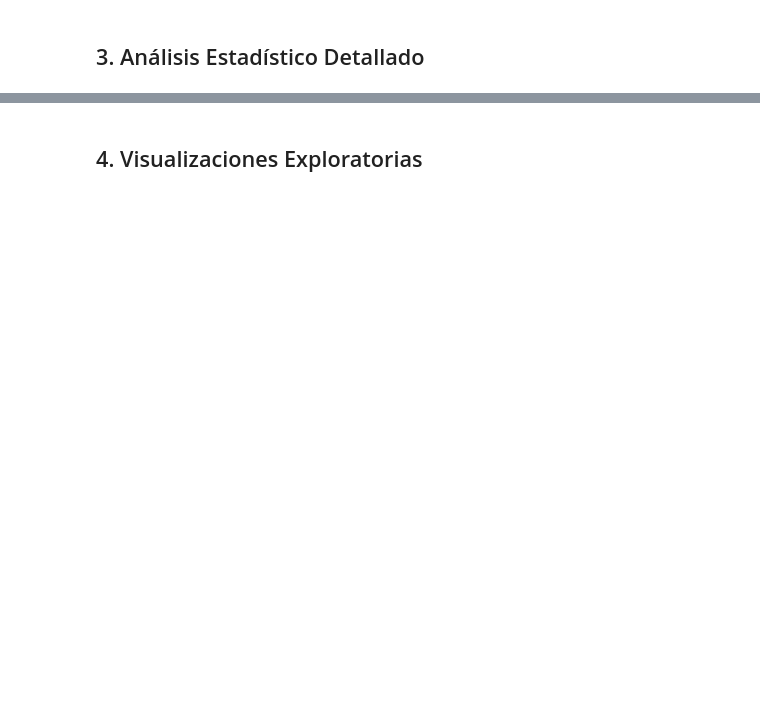
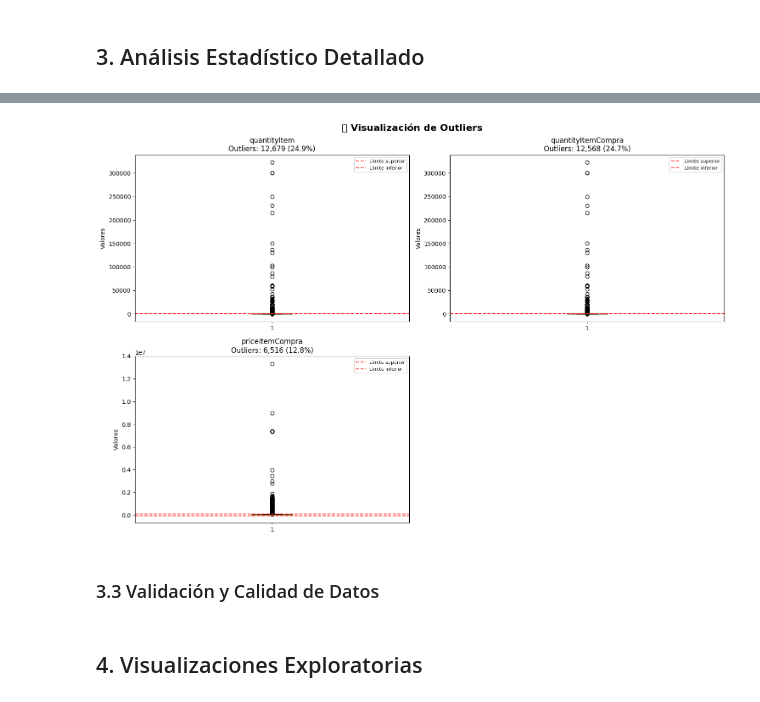
Before and after one commit to Diazgerard/EDA_MINERIA, a Jupyter notebook: eda_minera.ipynb, the cells around one changed output, grey strips where cells are left out. Drawn from its saved outputs; the diff is of its cells as text; code cells hidden in the pictures; blank space fills up the shorter version.

```diff
--- a/eda_minera.ipynb
+++ b/eda_minera.ipynb
@@ -273,0 +380,40 @@ Variables categóricas encontradas: 22
+# %%
+# 📊 Visualización de outliers
+if len(numeric_columns) > 0:
+    # Seleccionar variables con outliers para visualizar
+    vars_with_outliers = [info for info in outlier_summary if info['outliers_count'] > 0]
+
+    if vars_with_outliers:
+        n_vars = min(len(vars_with_outliers), 4)  # Máximo 4 variables
+        fig, axes = plt.subplots(2, 2, figsize=(15, 10))
+        fig.suptitle('📊 Visualización de Outliers', fontsize=16, fontweight='bold')
+        axes = axes.flatten()
+
+        for i, var_info in enumerate(vars_with_outliers[:n_vars]):
+            col_name = var_info['column']
+            data = df[col_name].dropna()
+
+            # Boxplot
+            axes[i].boxplot(data, vert=True)
+            axes[i].set_title(f'{col_name}\nOutliers: {var_info["outliers_count"]:,} ({var_info["outliers_percentage"]:.1f}%)')
+            axes[i].set_ylabel('Valores')
+
+            # Agregar líneas de referencia
+            axes[i].axhline(y=var_info['upper_bound'], color='red', linestyle='--', alpha=0.7, label='Límite superior')
+            axes[i].axhline(y=var_info['lower_bound'], color='red', linestyle='--', alpha=0.7, label='Límite inferior')
+            axes[i].legend(fontsize=8)
+
+        # Ocultar subplots no usados
+        for i in range(n_vars, 4):
+            axes[i].set_visible(False)
+
+        plt.tight_layout()
+        plt.show()
+    else:
+        print("🎉 ¡Excelente! No se detectaron outliers significativos en las variables numéricas.")
+else:
+    print("No hay variables numéricas para visualizar outliers")
+# %% [output]
+[figure, added]
+# %% [markdown]
+### 3.3 Validación y Calidad de Datos
```
Also changed, not shown: parts of 38 cells of this notebook.
